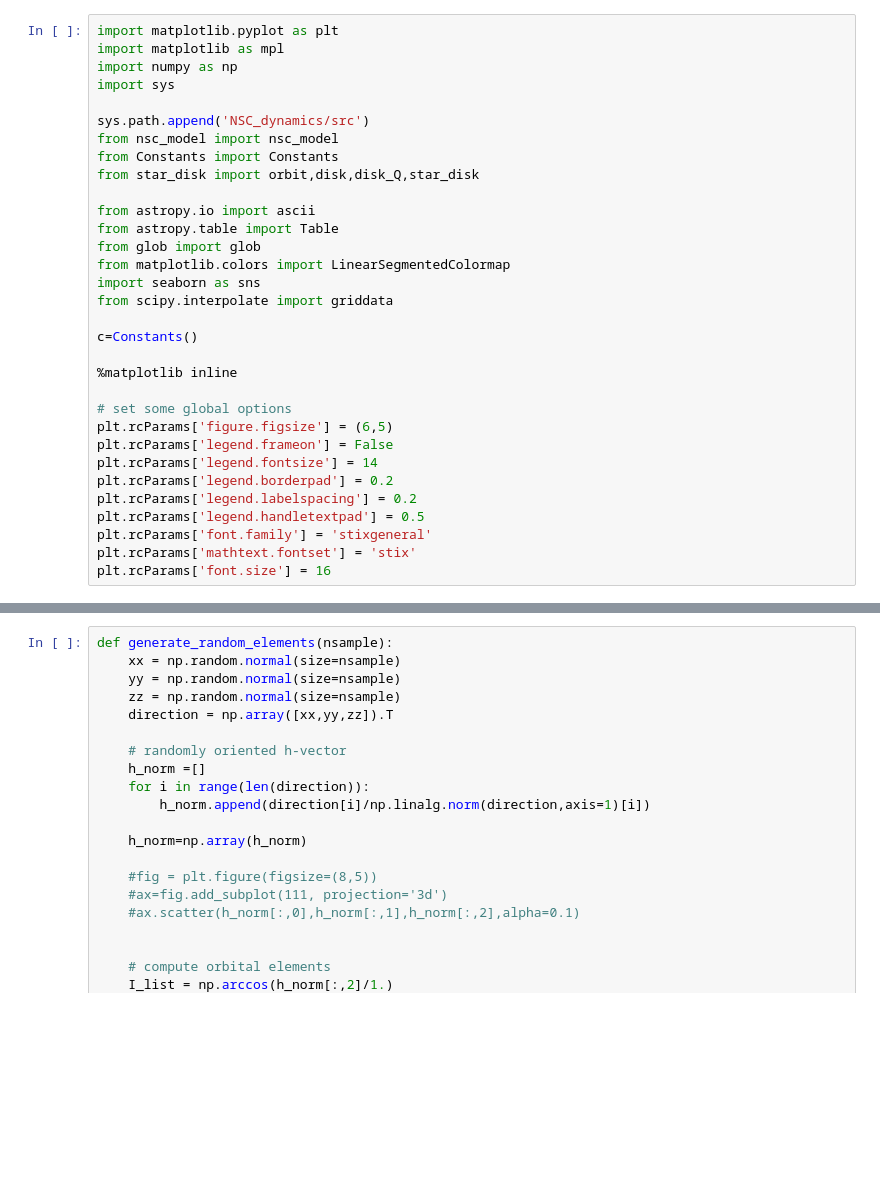
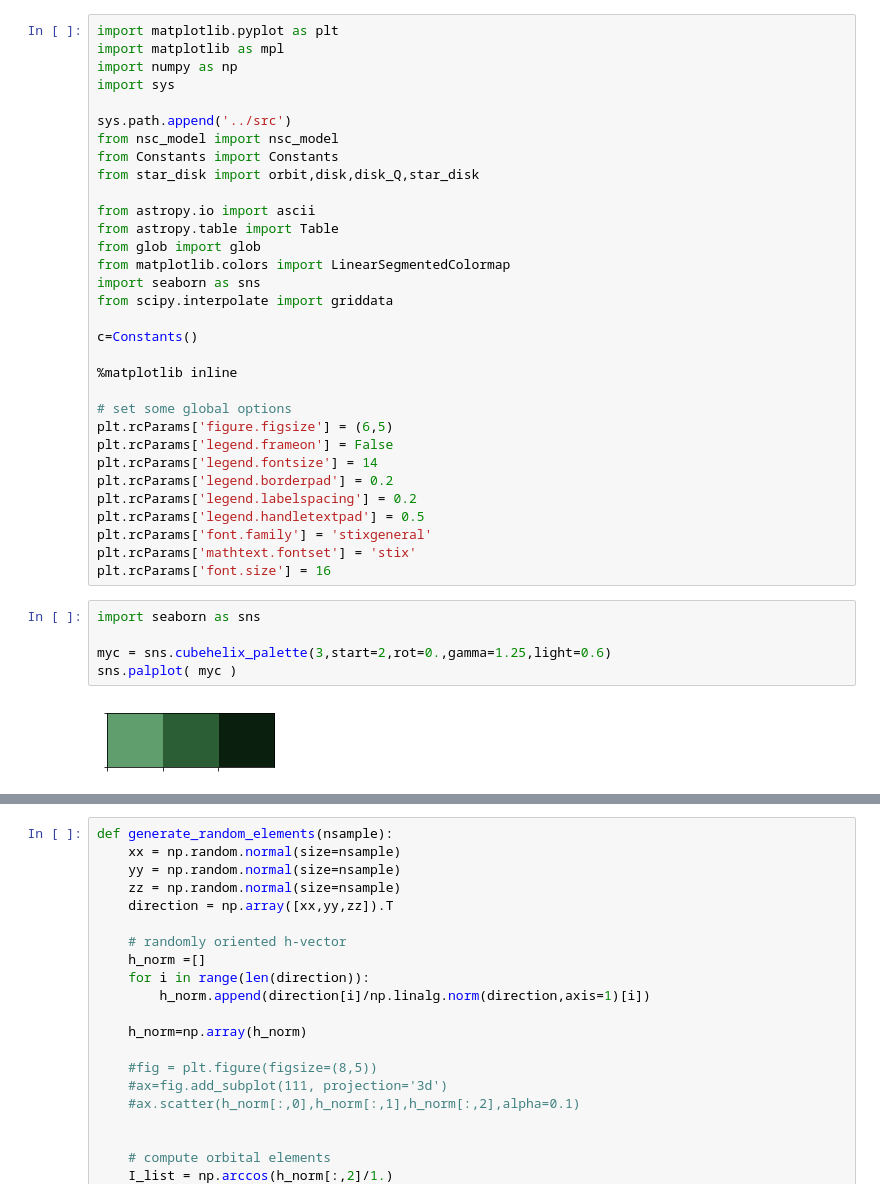
Before and after one commit to morganemacleod/NSC_dynamics, a Jupyter notebook: MacLeodLin2019/Star_Disk_Interaction_Paper_Figures.ipynb, the cells around one changed output, grey strips where cells are left out. Saved outputs shown, nothing was run; the diff lists cells and outputs as text; blank space fills up the shorter version.

Commit message:
added a figure

```diff
--- a/MacLeodLin2019/Star_Disk_Interaction_Paper_Figures.ipynb
+++ b/MacLeodLin2019/Star_Disk_Interaction_Paper_Figures.ipynb
@@ -4,7 +4,7 @@ import matplotlib as mpl
 import numpy as np
 import sys
 
-sys.path.append('NSC_dynamics/src')
+sys.path.append('../src')
 from nsc_model import nsc_model
 from Constants import Constants
 from star_disk import orbit,disk,disk_Q,star_disk
@@ -30,3 +30,10 @@ plt.rcParams['legend.handletextpad'] = 0.5
 plt.rcParams['font.family'] = 'stixgeneral'
 plt.rcParams['mathtext.fontset'] = 'stix'
 plt.rcParams['font.size'] = 16
+# %%
+import seaborn as sns
+
+myc = sns.cubehelix_palette(3,start=2,rot=0.,gamma=1.25,light=0.6)
+sns.palplot( myc )
+# %% [output]
+[figure, added]
```
Also changed, not shown: parts of 3 cells of this notebook.
